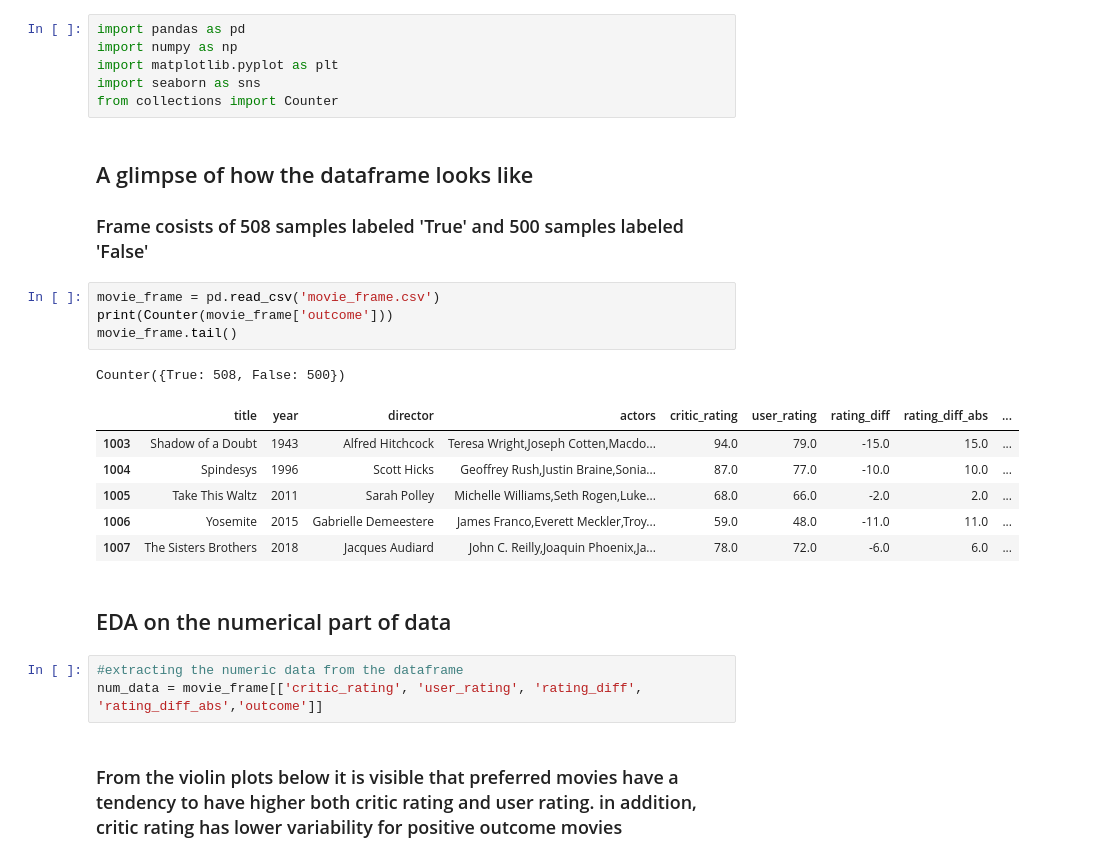
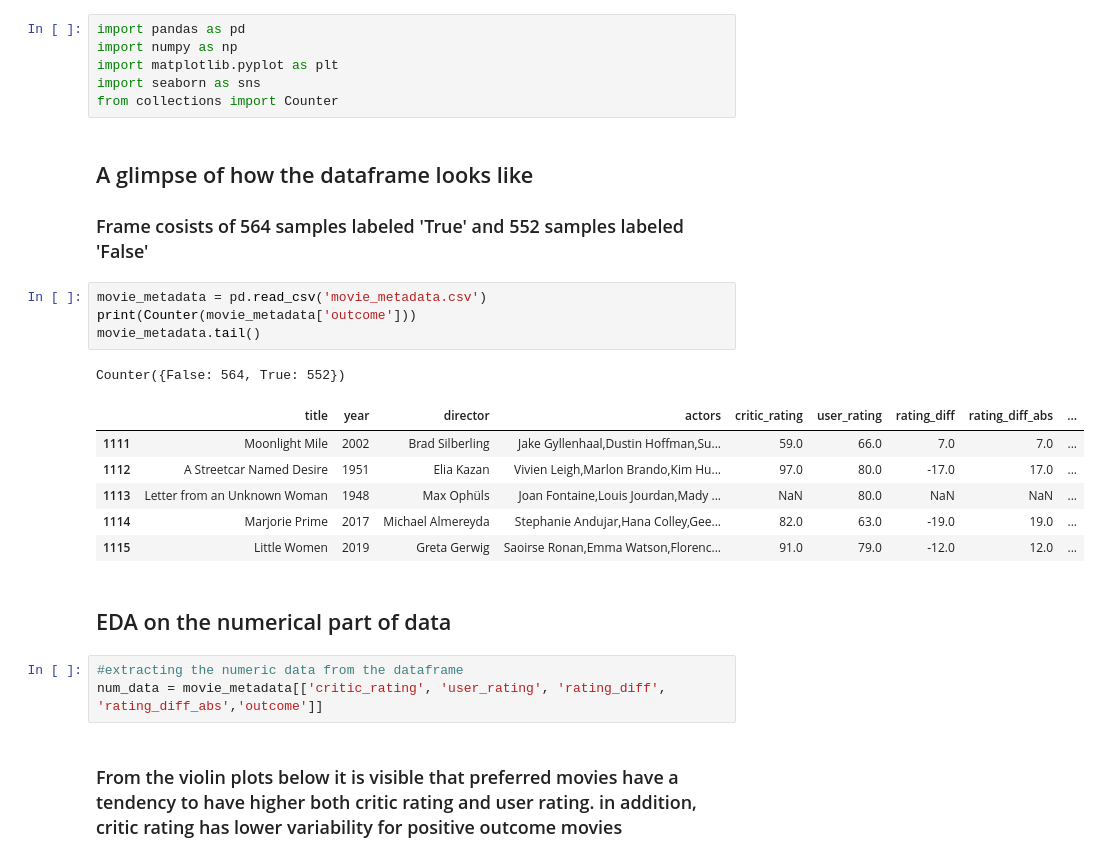
Before and after one commit to gabaslava/imdb, a Jupyter notebook: 21_Part_I_eda.ipynb, the cells around one changed output. Drawn from its saved outputs; the diff is of its cells as text.

```diff
--- a/21_Part_I_eda.ipynb
+++ b/21_Part_I_eda.ipynb
@@ -6,24 +6,24 @@ import seaborn as sns
 from collections import Counter
 # %% [markdown]
 ## A glimpse of how the dataframe looks like
-### Frame cosists of 508 samples labeled 'True' and 500 samples labeled 'False'
+### Frame cosists of 564 samples labeled 'True' and 552 samples labeled 'False'
 # %%
-movie_frame = pd.read_csv('movie_frame.csv')
-print(Counter(movie_frame['outcome']))
-movie_frame.tail()
+movie_metadata = pd.read_csv('movie_metadata.csv')
+print(Counter(movie_metadata['outcome']))
+movie_metadata.tail()
 # %% [output]
-Counter({True: 508, False: 500})
+Counter({False: 564, True: 552})
 |  | title | year | director | actors | critic_rating | user_rating | rating_diff | rating_diff_abs | ... |
-| 1003 | Shadow of a Doubt | 1943 | Alfred Hitchcock | Teresa Wright,Joseph Cotten,Macdo... | 94.0 | 79.0 | -15.0 | 15.0 | ... |
-| 1004 | Spindesys | 1996 | Scott Hicks | Geoffrey Rush,Justin Braine,Sonia... | 87.0 | 77.0 | -10.0 | 10.0 | ... |
-| 1005 | Take This Waltz | 2011 | Sarah Polley | Michelle Williams,Seth Rogen,Luke... | 68.0 | 66.0 | -2.0 | 2.0 | ... |
-| 1006 | Yosemite | 2015 | Gabrielle Demeestere | James Franco,Everett Meckler,Troy... | 59.0 | 48.0 | -11.0 | 11.0 | ... |
-| 1007 | The Sisters Brothers | 2018 | Jacques Audiard | John C. Reilly,Joaquin Phoenix,Ja... | 78.0 | 72.0 | -6.0 | 6.0 | ... |
+| 1111 | Moonlight Mile | 2002 | Brad Silberling | Jake Gyllenhaal,Dustin Hoffman,Su... | 59.0 | 66.0 | 7.0 | 7.0 | ... |
+| 1112 | A Streetcar Named Desire | 1951 | Elia Kazan | Vivien Leigh,Marlon Brando,Kim Hu... | 97.0 | 80.0 | -17.0 | 17.0 | ... |
+| 1113 | Letter from an Unknown Woman | 1948 | Max Ophüls | Joan Fontaine,Louis Jourdan,Mady ... | NaN | 80.0 | NaN | NaN | ... |
+| 1114 | Marjorie Prime | 2017 | Michael Almereyda | Stephanie Andujar,Hana Colley,Gee... | 82.0 | 63.0 | -19.0 | 19.0 | ... |
+| 1115 | Little Women | 2019 | Greta Gerwig | Saoirse Ronan,Emma Watson,Florenc... | 91.0 | 79.0 | -12.0 | 12.0 | ... |
 # %% [markdown]
 ## EDA on the numerical part of data
 # %%
 #extracting the numeric data from the dataframe
-num_data = movie_frame[['critic_rating', 'user_rating', 'rating_diff', 'rating_diff_abs','outcome']]
+num_data = movie_metadata[['critic_rating', 'user_rating', 'rating_diff', 'rating_diff_abs','outcome']]
 # %% [markdown]
 ### From the violin plots below it is visible that preferred movies have a tendency to have higher both critic rating and user rating. in addition, critic rating has lower variability for positive outcome movies
 # %%
```
Also changed, not shown: parts of 20 cells of this notebook.
